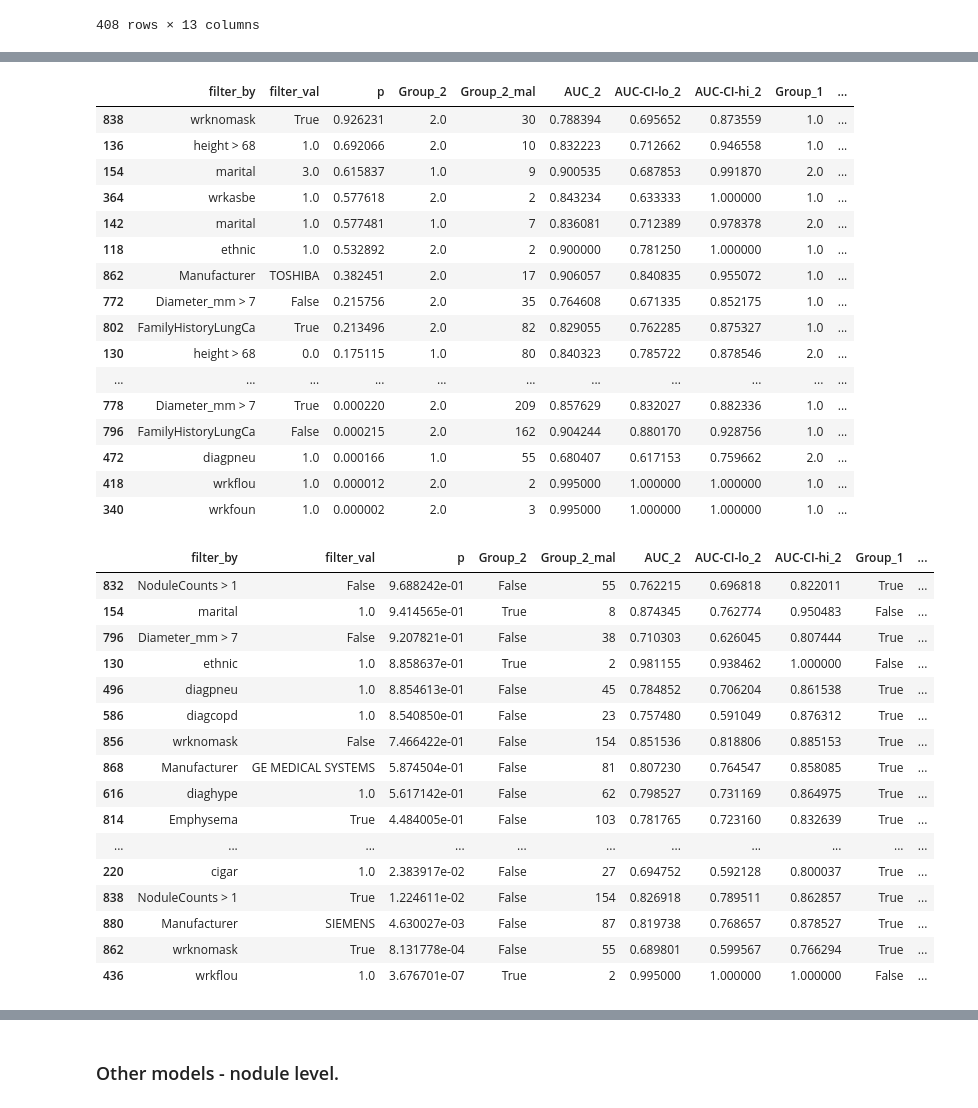
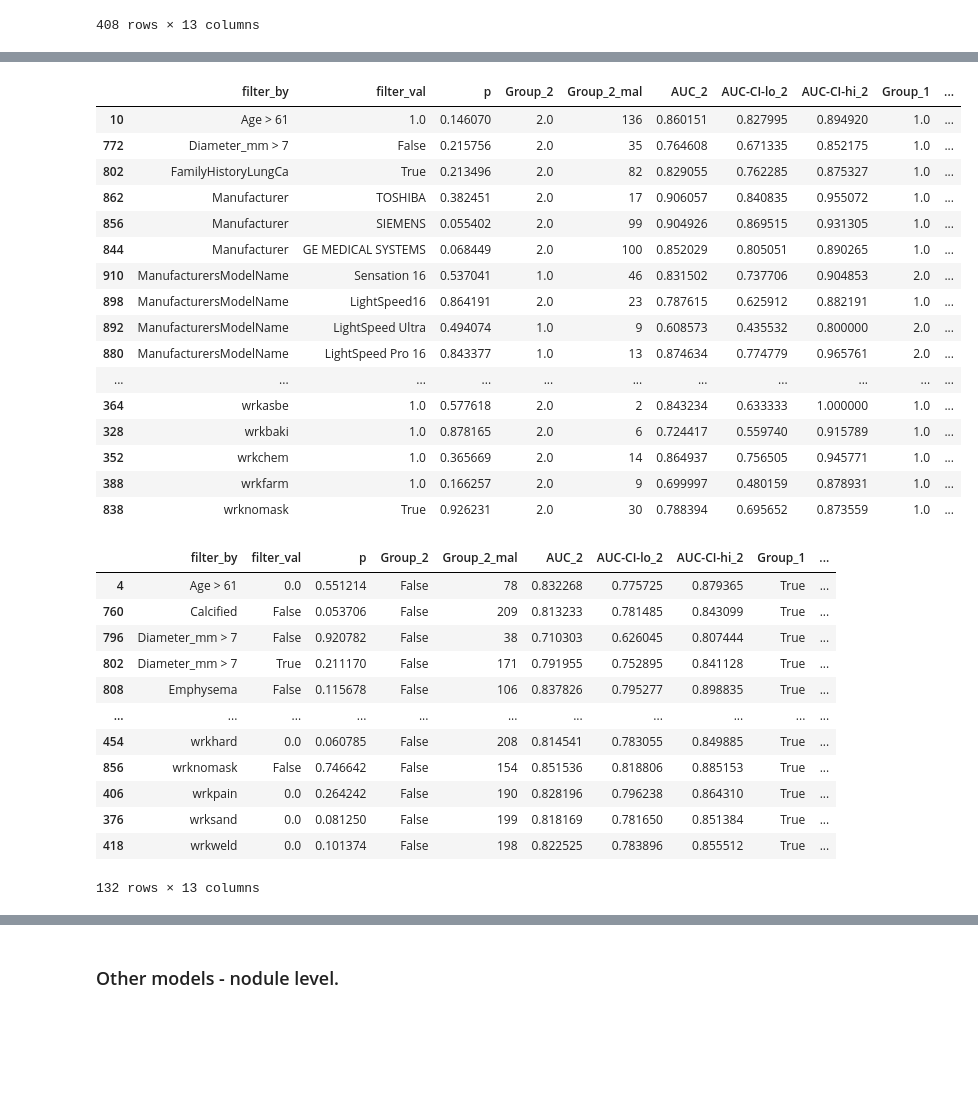
Before and after one commit to DIAGNijmegen/bodyct-lung-malignancy-fairness, a Jupyter notebook: save_all_results.ipynb, the cells around one changed output, grey strips where cells are left out. Saved outputs shown, nothing was run; the diff lists cells and outputs as text; code cells hidden in the pictures; blank space fills up the shorter version.

```diff
--- a/save_all_results.ipynb
+++ b/save_all_results.ipynb
@@ -523,25 +523,29 @@ df[
 # %%
 sybil_worse_df = df[(df['p'] < 0.05) & (df['col'] == 'sybil_year1')]
 gender_df = pd.read_csv(f'{RESULTS_DIR}/auroc-gender-by-factors-nlst-5911.csv')
-gender_df[(gender_df['filter_by'].isin(sybil_worse_df['attribute'])) & (gender_df['col'] == 'sybil_year1')].sort_values(by='p', ascending=False)[['filter_by', 'filter_val', 'p',
+gender_df[
+    # (gender_df['filter_by'].isin(sybil_worse_df['attribute'])) &
+    (gender_df['p'] > 0.05) &
+    (gender_df['col'] == 'sybil_year1')
+].sort_values(by='filter_by', ascending=True)[['filter_by', 'filter_val', 'p',
                                                        'Group_2', 'Group_2_mal', 'AUC_2', 'AUC-CI-lo_2', 'AUC-CI-hi_2',
                                                        'Group_1', 'Group_1_mal', 'AUC_1', 'AUC-CI-lo_1', 'AUC-CI-hi_1',
                                                        ]]
 # %% [output]
 |  | filter_by | filter_val | p | Group_2 | Group_2_mal | AUC_2 | AUC-CI-lo_2 | AUC-CI-hi_2 | Group_1 | ... |
-| 838 | wrknomask | True | 0.926231 | 2.0 | 30 | 0.788394 | 0.695652 | 0.873559 | 1.0 | ... |
-| 136 | height > 68 | 1.0 | 0.692066 | 2.0 | 10 | 0.832223 | 0.712662 | 0.946558 | 1.0 | ... |
-| 154 | marital | 3.0 | 0.615837 | 1.0 | 9 | 0.900535 | 0.687853 | 0.991870 | 2.0 | ... |
-| 364 | wrkasbe | 1.0 | 0.577618 | 2.0 | 2 | 0.843234 | 0.633333 | 1.000000 | 1.0 | ... |
-| 142 | marital | 1.0 | 0.577481 | 1.0 | 7 | 0.836081 | 0.712389 | 0.978378 | 2.0 | ... |
-| 118 | ethnic | 1.0 | 0.532892 | 2.0 | 2 | 0.900000 | 0.781250 | 1.000000 | 1.0 | ... |
-| 862 | Manufacturer | TOSHIBA | 0.382451 | 2.0 | 17 | 0.906057 | 0.840835 | 0.955072 | 1.0 | ... |
+| 10 | Age > 61 | 1.0 | 0.146070 | 2.0 | 136 | 0.860151 | 0.827995 | 0.894920 | 1.0 | ... |
 | 772 | Diameter_mm > 7 | False | 0.215756 | 2.0 | 35 | 0.764608 | 0.671335 | 0.852175 | 1.0 | ... |
 | 802 | FamilyHistoryLungCa | True | 0.213496 | 2.0 | 82 | 0.829055 | 0.762285 | 0.875327 | 1.0 | ... |
-| 130 | height > 68 | 0.0 | 0.175115 | 1.0 | 80 | 0.840323 | 0.785722 | 0.878546 | 2.0 | ... |
+| 862 | Manufacturer | TOSHIBA | 0.382451 | 2.0 | 17 | 0.906057 | 0.840835 | 0.955072 | 1.0 | ... |
+| 856 | Manufacturer | SIEMENS | 0.055402 | 2.0 | 99 | 0.904926 | 0.869515 | 0.931305 | 1.0 | ... |
+| 844 | Manufacturer | GE MEDICAL SYSTEMS | 0.068449 | 2.0 | 100 | 0.852029 | 0.805051 | 0.890265 | 1.0 | ... |
+| 910 | ManufacturersModelName | Sensation 16 | 0.537041 | 1.0 | 46 | 0.831502 | 0.737706 | 0.904853 | 2.0 | ... |
+| 898 | ManufacturersModelName | LightSpeed16 | 0.864191 | 2.0 | 23 | 0.787615 | 0.625912 | 0.882191 | 1.0 | ... |
+| 892 | ManufacturersModelName | LightSpeed Ultra | 0.494074 | 1.0 | 9 | 0.608573 | 0.435532 | 0.800000 | 2.0 | ... |
+| 880 | ManufacturersModelName | LightSpeed Pro 16 | 0.843377 | 1.0 | 13 | 0.874634 | 0.774779 | 0.965761 | 2.0 | ... |
 | ... | ... | ... | ... | ... | ... | ... | ... | ... | ... | ... |
-| 778 | Diameter_mm > 7 | True | 0.000220 | 2.0 | 209 | 0.857629 | 0.832027 | 0.882336 | 1.0 | ... |
-| 796 | FamilyHistoryLungCa | False | 0.000215 | 2.0 | 162 | 0.904244 | 0.880170 | 0.928756 | 1.0 | ... |
-| 472 | diagpneu | 1.0 | 0.000166 | 1.0 | 55 | 0.680407 | 0.617153 | 0.759662 | 2.0 | ... |
-| 418 | wrkflou | 1.0 | 0.000012 | 2.0 | 2 | 0.995000 | 1.000000 | 1.000000 | 1.0 | ... |
-| 340 | wrkfoun | 1.0 | 0.000002 | 2.0 | 3 | 0.995000 | 1.000000 | 1.000000 | 1.0 | ... |
+| 364 | wrkasbe | 1.0 | 0.577618 | 2.0 | 2 | 0.843234 | 0.633333 | 1.000000 | 1.0 | ... |
+| 328 | wrkbaki | 1.0 | 0.878165 | 2.0 | 6 | 0.724417 | 0.559740 | 0.915789 | 1.0 | ... |
+| 352 | wrkchem | 1.0 | 0.365669 | 2.0 | 14 | 0.864937 | 0.756505 | 0.945771 | 1.0 | ... |
+| 388 | wrkfarm | 1.0 | 0.166257 | 2.0 | 9 | 0.699997 | 0.480159 | 0.878931 | 1.0 | ... |
+| 838 | wrknomask | True | 0.926231 | 2.0 | 30 | 0.788394 | 0.695652 | 0.873559 | 1.0 | ... |
@@ -548,25 +565,25 @@ gender_df[(gender_df['filter_by'].isin(sybil_worse_df['attribute'])) & (gender_d
 # %%
 overweight_df = pd.read_csv(f'{RESULTS_DIR}/auroc-overweight-by-factors-nlst-5911.csv')
-overweight_df[(overweight_df['filter_by'].isin(sybil_worse_df['attribute'])) & (overweight_df['col'] == 'sybil_year1')].sort_values(by='p', ascending=False)[['filter_by', 'filter_val', 'p',
+overweight_df[
+    # (gender_df['filter_by'].isin(sybil_worse_df['attribute'])) &
+    (overweight_df['p'] > 0.05) &
+    (overweight_df['col'] == 'sybil_year1')
+].sort_values(by='filter_by', ascending=True)[['filter_by', 'filter_val', 'p',
                                                        'Group_2', 'Group_2_mal', 'AUC_2', 'AUC-CI-lo_2', 'AUC-CI-hi_2',
                                                        'Group_1', 'Group_1_mal', 'AUC_1', 'AUC-CI-lo_1', 'AUC-CI-hi_1',
                                                        ]]
 # %% [output]
 |  | filter_by | filter_val | p | Group_2 | Group_2_mal | AUC_2 | AUC-CI-lo_2 | AUC-CI-hi_2 | Group_1 | ... |
-| 832 | NoduleCounts > 1 | False | 9.688242e-01 | False | 55 | 0.762215 | 0.696818 | 0.822011 | True | ... |
-| 154 | marital | 1.0 | 9.414565e-01 | True | 8 | 0.874345 | 0.762774 | 0.950483 | False | ... |
-| 796 | Diameter_mm > 7 | False | 9.207821e-01 | False | 38 | 0.710303 | 0.626045 | 0.807444 | True | ... |
-| 130 | ethnic | 1.0 | 8.858637e-01 | True | 2 | 0.981155 | 0.938462 | 1.000000 | False | ... |
-| 496 | diagpneu | 1.0 | 8.854613e-01 | False | 45 | 0.784852 | 0.706204 | 0.861538 | True | ... |
-| 586 | diagcopd | 1.0 | 8.540850e-01 | False | 23 | 0.757480 | 0.591049 | 0.876312 | True | ... |
-| 856 | wrknomask | False | 7.466422e-01 | False | 154 | 0.851536 | 0.818806 | 0.885153 | True | ... |
-| 868 | Manufacturer | GE MEDICAL SYSTEMS | 5.874504e-01 | False | 81 | 0.807230 | 0.764547 | 0.858085 | True | ... |
-| 616 | diaghype | 1.0 | 5.617142e-01 | False | 62 | 0.798527 | 0.731169 | 0.864975 | True | ... |
-| 814 | Emphysema | True | 4.484005e-01 | False | 103 | 0.781765 | 0.723160 | 0.832639 | True | ... |
+| 4 | Age > 61 | 0.0 | 0.551214 | False | 78 | 0.832268 | 0.775725 | 0.879365 | True | ... |
+| 760 | Calcified | False | 0.053706 | False | 209 | 0.813233 | 0.781485 | 0.843099 | True | ... |
+| 796 | Diameter_mm > 7 | False | 0.920782 | False | 38 | 0.710303 | 0.626045 | 0.807444 | True | ... |
+| 802 | Diameter_mm > 7 | True | 0.211170 | False | 171 | 0.791955 | 0.752895 | 0.841128 | True | ... |
+| 808 | Emphysema | False | 0.115678 | False | 106 | 0.837826 | 0.795277 | 0.898835 | True | ... |
 | ... | ... | ... | ... | ... | ... | ... | ... | ... | ... | ... |
-| 220 | cigar | 1.0 | 2.383917e-02 | False | 27 | 0.694752 | 0.592128 | 0.800037 | True | ... |
-| 838 | NoduleCounts > 1 | True | 1.224611e-02 | False | 154 | 0.826918 | 0.789511 | 0.862857 | True | ... |
-| 880 | Manufacturer | SIEMENS | 4.630027e-03 | False | 87 | 0.819738 | 0.768657 | 0.878527 | True | ... |
-| 862 | wrknomask | True | 8.131778e-04 | False | 55 | 0.689801 | 0.599567 | 0.766294 | True | ... |
-| 436 | wrkflou | 1.0 | 3.676701e-07 | True | 2 | 0.995000 | 1.000000 | 1.000000 | False | ... |
+| 454 | wrkhard | 0.0 | 0.060785 | False | 208 | 0.814541 | 0.783055 | 0.849885 | True | ... |
+| 856 | wrknomask | False | 0.746642 | False | 154 | 0.851536 | 0.818806 | 0.885153 | True | ... |
+| 406 | wrkpain | 0.0 | 0.264242 | False | 190 | 0.828196 | 0.796238 | 0.864310 | True | ... |
+| 376 | wrksand | 0.0 | 0.081250 | False | 199 | 0.818169 | 0.781650 | 0.851384 | True | ... |
+| 418 | wrkweld | 0.0 | 0.101374 | False | 198 | 0.822525 | 0.783896 | 0.855512 | True | ... |
+132 rows × 13 columns
 # %%
```
Also changed, not shown: parts of 3 cells of this notebook, 2 other files.
